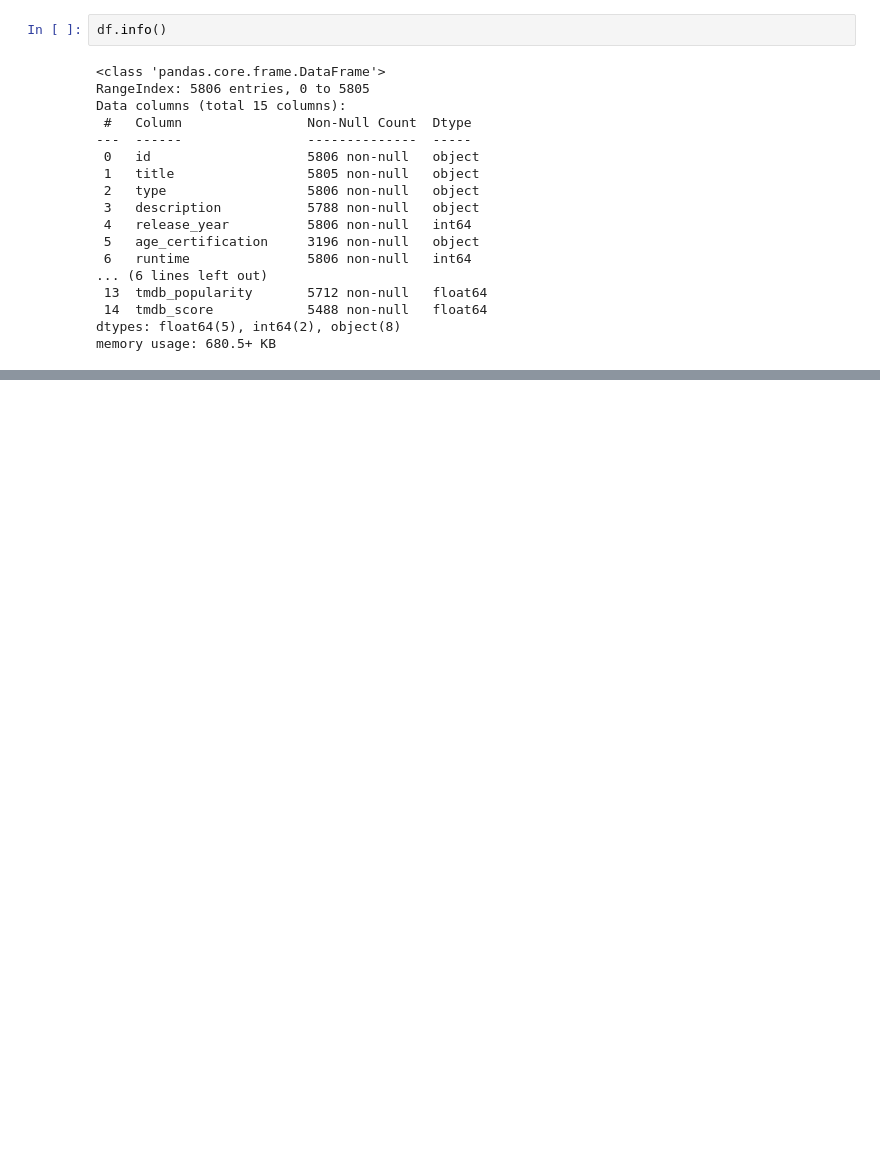
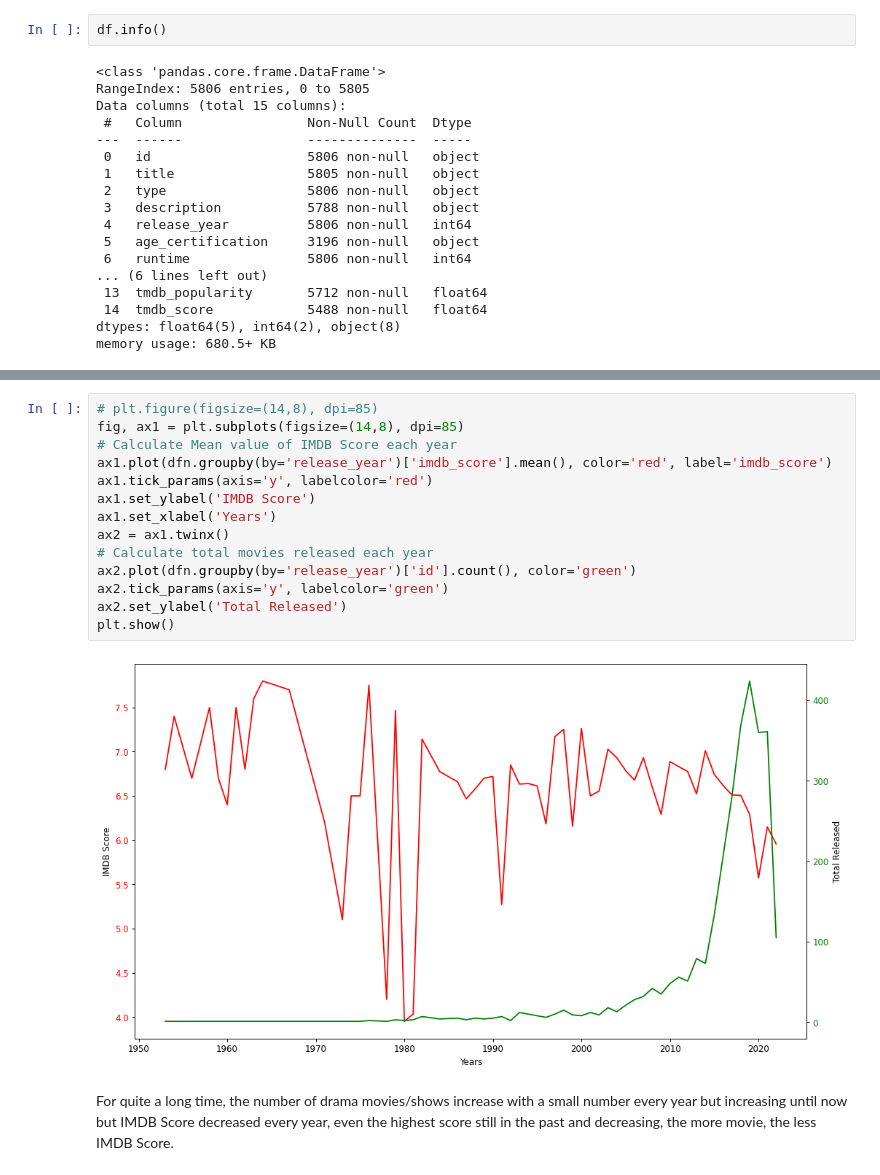
Before and after one commit to truongphung12947/udacity_nd025, a Jupyter notebook: prj_01/netflix.ipynb, the cells around one changed output, grey strips where cells are left out. Cells and saved outputs as stored; diff of their text form; blank space fills up the shorter version.

```diff
--- a/prj_01/netflix.ipynb
+++ b/prj_01/netflix.ipynb
@@ -196,0 +230,18 @@ plt.show()
+# %%
+# plt.figure(figsize=(14,8), dpi=85)
+fig, ax1 = plt.subplots(figsize=(14,8), dpi=85)
+# Calculate Mean value of IMDB Score each year
+ax1.plot(dfn.groupby(by='release_year')['imdb_score'].mean(), color='red', label='imdb_score')
+ax1.tick_params(axis='y', labelcolor='red')
+ax1.set_ylabel('IMDB Score')
+ax1.set_xlabel('Years')
+ax2 = ax1.twinx()
+# Calculate total movies released each year
+ax2.plot(dfn.groupby(by='release_year')['id'].count(), color='green')
+ax2.tick_params(axis='y', labelcolor='green')
+ax2.set_ylabel('Total Released')
+plt.show()
+# %% [output]
+[figure, added]
+# %% [markdown]
+For quite a long time, the number of drama movies/shows increase with a small number every year but increasing until now but IMDB Score decreased every year, even the highest score still in the past and decreasing, the more movie, the less IMDB Score.
```
Also changed, not shown: parts of 50 cells of this notebook.
